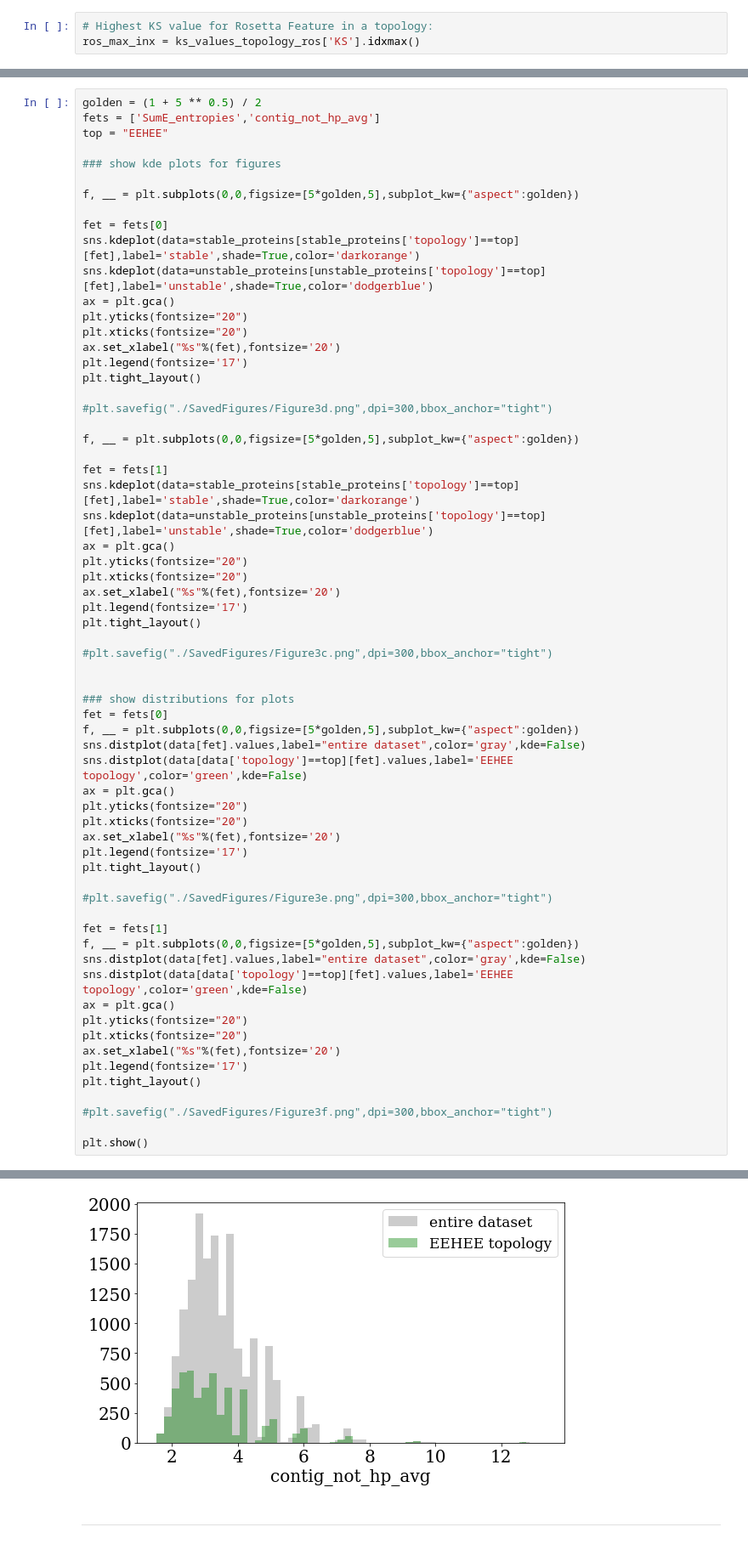
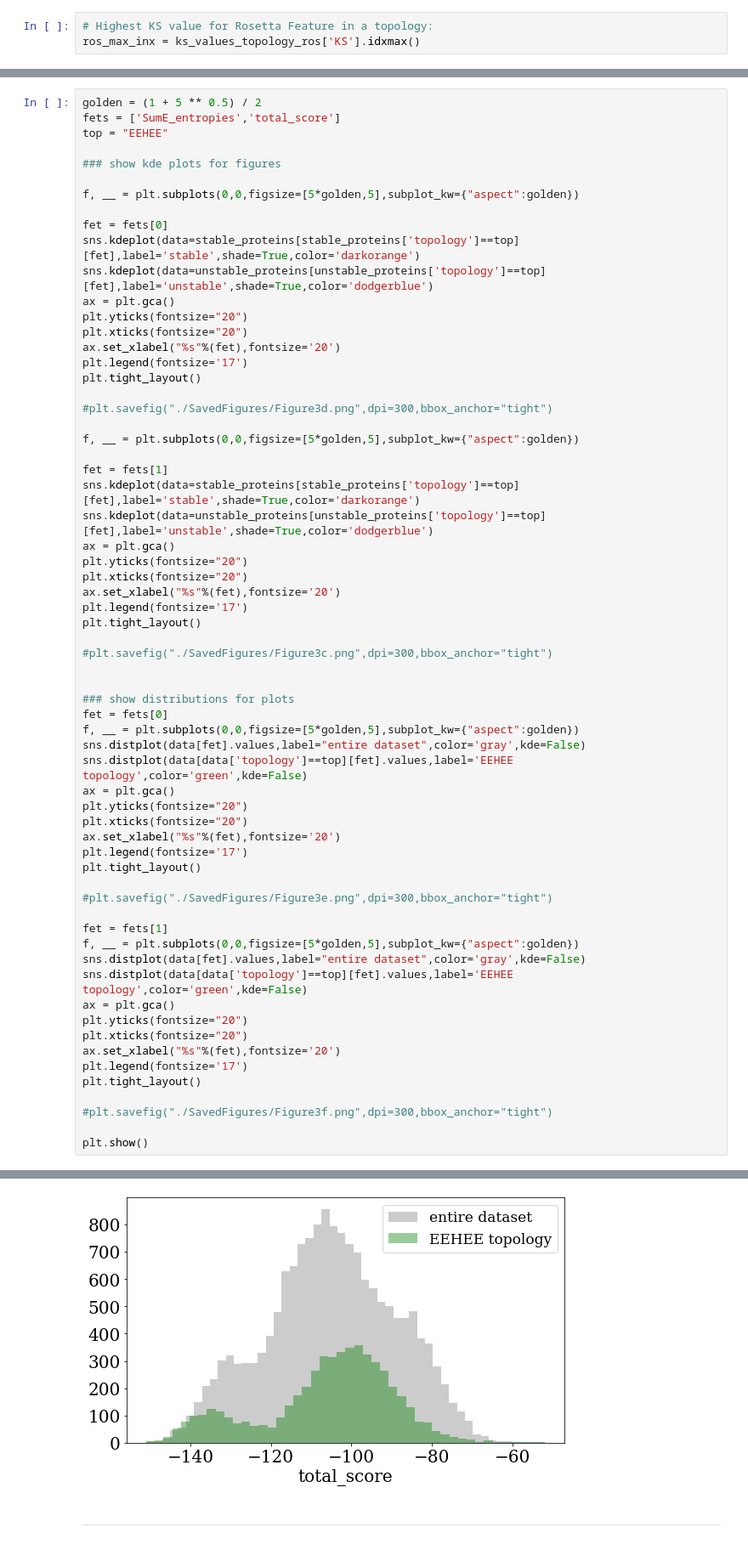
Before and after one commit to jandestrada/Scnf_Publication, a Jupyter notebook: Scnf_Feature_Statistics (Rocklin).ipynb, the cells around one changed output, grey strips where cells are left out. Shown at 85% size. Drawn from its saved outputs; the diff is of its cells as text.

```diff
--- a/Scnf_Feature_Statistics (Rocklin).ipynb
+++ b/Scnf_Feature_Statistics (Rocklin).ipynb
@@ -378,6 +387,6 @@ Name: 930, dtype: object
 # %%
 golden = (1 + 5 ** 0.5) / 2
-fets = ['SumE_entropies','contig_not_hp_avg']
+fets = ['SumE_entropies','total_score']
 top = "EEHEE"
 
 ### show kde plots for figures
@@ -445,5 +454,5 @@ plt.show()
 [figure]
-[figure, old version]
+[figure, new version]
 # %% [markdown]
 ----------------------
 # %% [markdown]
```
Also changed, not shown: parts of 30 cells of this notebook, 23 other files.
